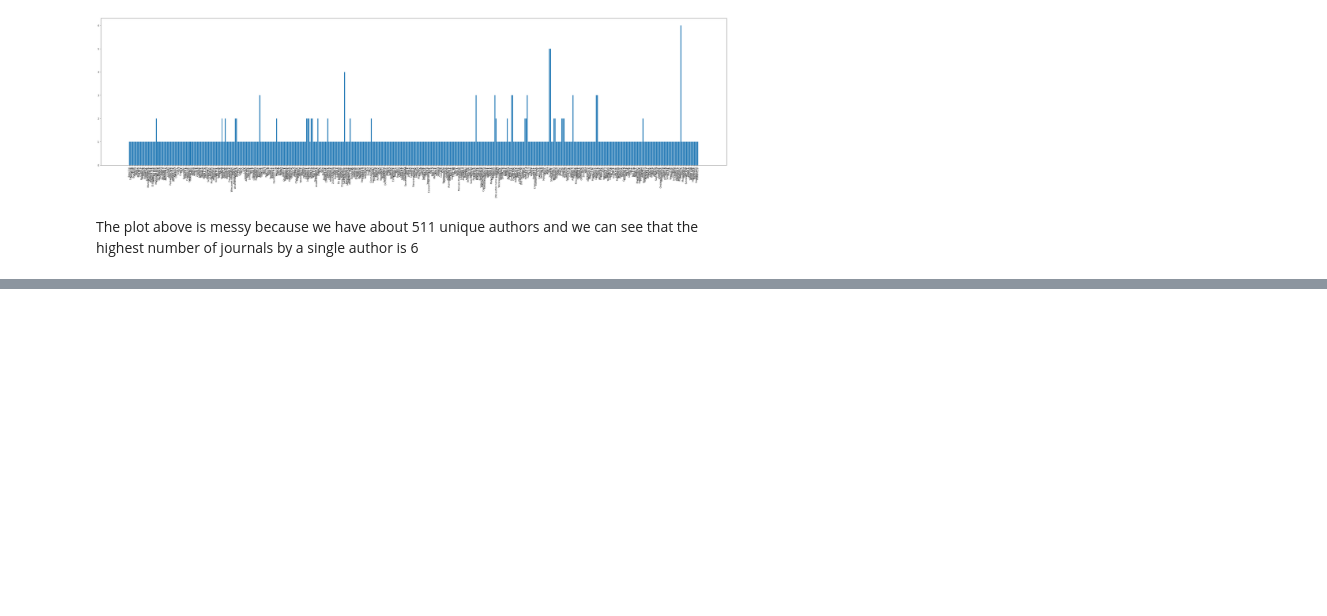
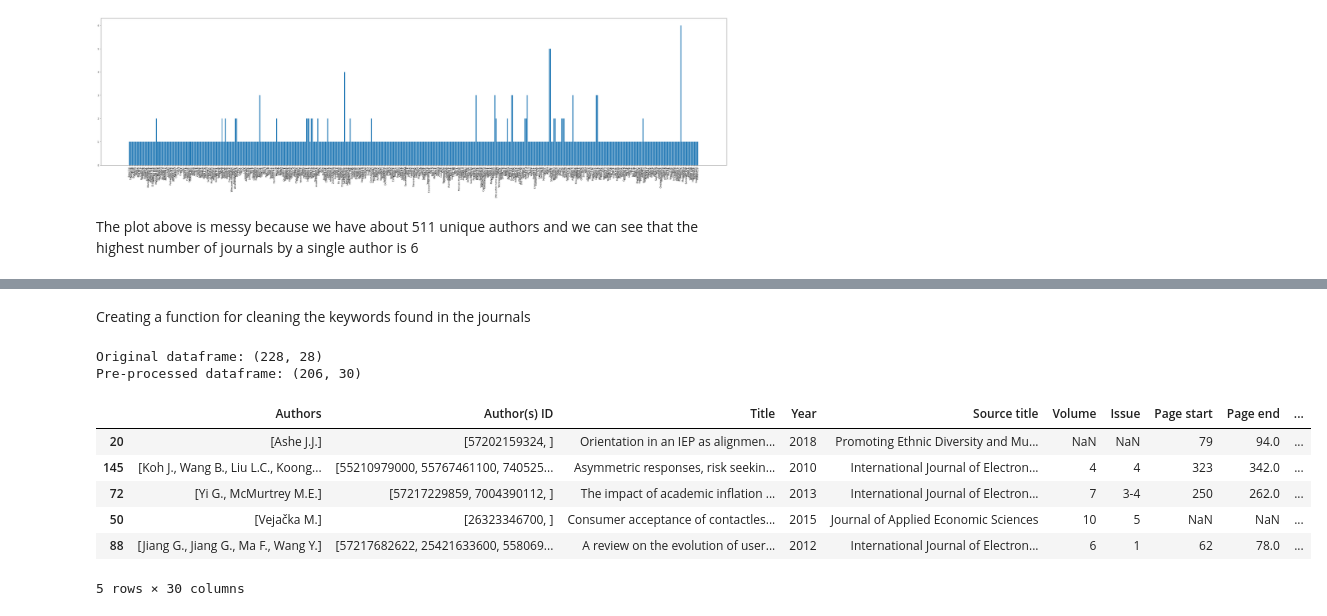
Before and after one commit to rahulgundre/HDSCWINTER-22_Premier-project, a Jupyter notebook: EDA analysis .ipynb, the cells around one changed output, grey strips where cells are left out. Saved outputs shown, nothing was run; the diff lists cells and outputs as text; code cells hidden in the pictures; blank space fills up the shorter version.

Commit message:
Added some text exploratory analysis to the notebook

```diff
--- a/EDA analysis .ipynb
+++ b/EDA analysis .ipynb
@@ -65,5 +65,3 @@ EID                                0.000000
 dtype: float64
 # %% [markdown]
 #### We will have to drop the columns with null values above 60%.
-# %%
-df= df.dropna(thresh=df.shape[0]*0.6, how='all', axis=1)
@@ -212,0 +240,55 @@ The plot above is messy because we have about 511 unique authors and we can see
+# %% [markdown]
+Creating a function for cleaning the keywords found in the journals
+# %%
+def clean_keywords(row, tokenizer, stopwords):
+    """Pre-process row and generate tokens
+
+    Args:
+        row: Text to tokenize.
+
+    Returns:
+        Tokenized row.
+    """
+    row = str(row).lower()  # Lowercase words
+    row = re.sub(r"\s+", " ", row)  # Remove multiple spaces in content
+    row = re.sub(f"[{re.escape(string.punctuation)}]", "", row)  # Remove punctuations
+
+    tokens = tokenizer(row)  # Get tokens from row
+    tokens = [t for t in tokens if not t in stopwords]  # Remove stopwords
+    tokens = ["" if t.isdigit() else t for t in tokens]  # Remove digits
+    tokens = [t for t in tokens if len(t) > 2]  # Remove short tokens
+    return tokens
+# %%
+stopwords = set(stopwords.words("english"))
+keyword_columns = ["Author Keywords", "Index Keywords"]
+
+df_1 = df.copy()
+df_1["Author Keywords"] = df_1["Author Keywords"].fillna("")
+df_1["Index Keywords"] = df_1["Index Keywords"].fillna("")
+
+for col in keyword_columns:
+    df_1[col] = df_1[col].astype(str)
+
+# Create keyword column based on Index Keywords and Author Keywords
+df_1["keywords"] = df_1[keyword_columns].apply(lambda x: " ".join(x), axis=1)
+df_1["tokens"] = df_1["keywords"].map(lambda x: clean_keywords(x, nltk.word_tokenize, stopwords))
+
+# Remove duplicated after preprocessing
+_, idx = np.unique(df_1["tokens"], return_index=True)
+df_1 = df_1.iloc[idx, :]
+
+print(f"Original dataframe: {df.shape}")
+print(f"Pre-processed dataframe: {df_1.shape}")
+# %% [output]
+Original dataframe: (228, 28)
+Pre-processed dataframe: (206, 30)
+# %%
+df_1.head()
+# %% [output]
+|  | Authors | Author(s) ID | Title | Year | Source title | Volume | Issue | Page start | Page end | ... |
+| 20 | [Ashe J.J.] | [57202159324, ] | Orientation in an IEP as alignmen... | 2018 | Promoting Ethnic Diversity and Mu... | NaN | NaN | 79 | 94.0 | ... |
+| 145 | [Koh J., Wang B., Liu L.C., Koong... | [55210979000, 55767461100, 740525... | Asymmetric responses, risk seekin... | 2010 | International Journal of Electron... | 4 | 4 | 323 | 342.0 | ... |
+| 72 | [Yi G., McMurtrey M.E.] | [57217229859, 7004390112, ] | The impact of academic inflation ... | 2013 | International Journal of Electron... | 7 | 3-4 | 250 | 262.0 | ... |
+| 50 | [Vejačka M.] | [26323346700, ] | Consumer acceptance of contactles... | 2015 | Journal of Applied Economic Sciences | 10 | 5 | NaN | NaN | ... |
+| 88 | [Jiang G., Jiang G., Ma F., Wang Y.] | [57217682622, 25421633600, 558069... | A review on the evolution of user... | 2012 | International Journal of Electron... | 6 | 1 | 62 | 78.0 | ... |
+5 rows × 30 columns
```
Also changed, not shown: parts of 13 cells of this notebook.
